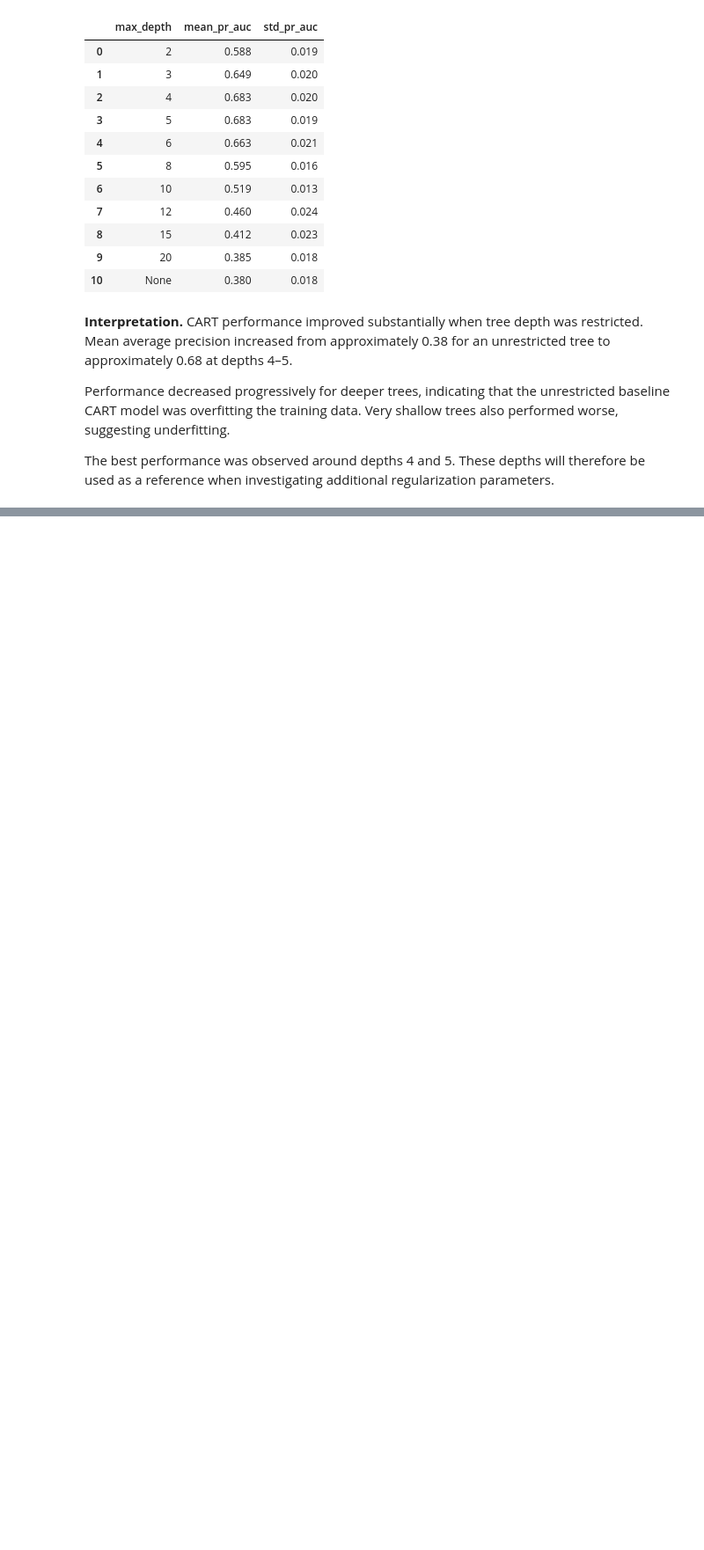
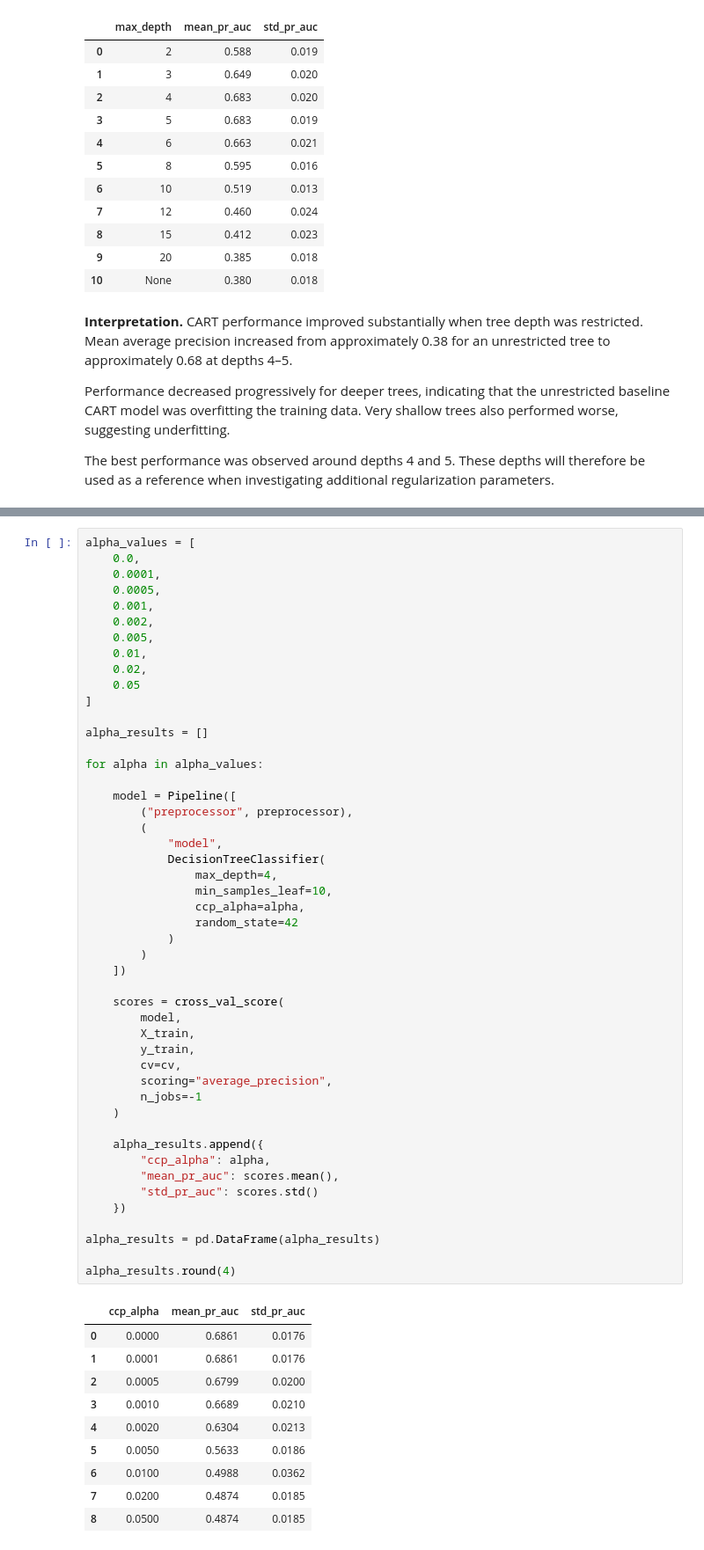
Before and after one commit to EmilB04/Machine-Learning, a Jupyter notebook: project1/notebooks/analysis.ipynb, the cells around one changed output, grey strips where cells are left out. Shown at 88% size. Cells and saved outputs as stored; diff of their text form; blank space fills up the shorter version.

Commit message:
Experimentet with different values of leaf size and alpha values to find which values to use during joint CART hyperparameter tuning

```diff
--- a/project1/notebooks/analysis.ipynb
+++ b/project1/notebooks/analysis.ipynb
@@ -695,0 +792,59 @@ parameters.
+# %%
+alpha_values = [
+    0.0,
+    0.0001,
+    0.0005,
+    0.001,
+    0.002,
+    0.005,
+    0.01,
+    0.02,
+    0.05
+]
+
+alpha_results = []
+
+for alpha in alpha_values:
+
+    model = Pipeline([
+        ("preprocessor", preprocessor),
+        (
+            "model",
+            DecisionTreeClassifier(
+                max_depth=4,
+                min_samples_leaf=10,
+                ccp_alpha=alpha,
+                random_state=42
+            )
+        )
+    ])
+
+    scores = cross_val_score(
+        model,
+        X_train,
+        y_train,
+        cv=cv,
+        scoring="average_precision",
+        n_jobs=-1
+    )
+
+    alpha_results.append({
+        "ccp_alpha": alpha,
+        "mean_pr_auc": scores.mean(),
+        "std_pr_auc": scores.std()
+    })
+
+alpha_results = pd.DataFrame(alpha_results)
+
+alpha_results.round(4)
+# %% [output]
+|  | ccp_alpha | mean_pr_auc | std_pr_auc |
+| 0 | 0.0000 | 0.6861 | 0.0176 |
+| 1 | 0.0001 | 0.6861 | 0.0176 |
+| 2 | 0.0005 | 0.6799 | 0.0200 |
+| 3 | 0.0010 | 0.6689 | 0.0210 |
+| 4 | 0.0020 | 0.6304 | 0.0213 |
+| 5 | 0.0050 | 0.5633 | 0.0186 |
+| 6 | 0.0100 | 0.4988 | 0.0362 |
+| 7 | 0.0200 | 0.4874 | 0.0185 |
+| 8 | 0.0500 | 0.4874 | 0.0185 |
```
Also changed, not shown: parts of 5 cells of this notebook.
